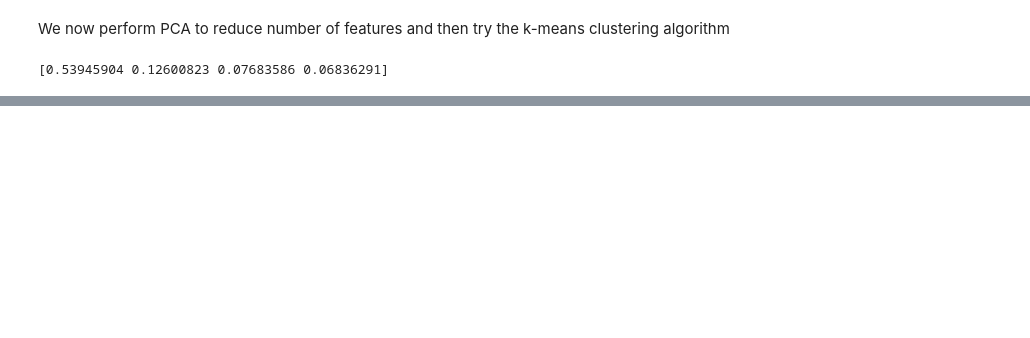
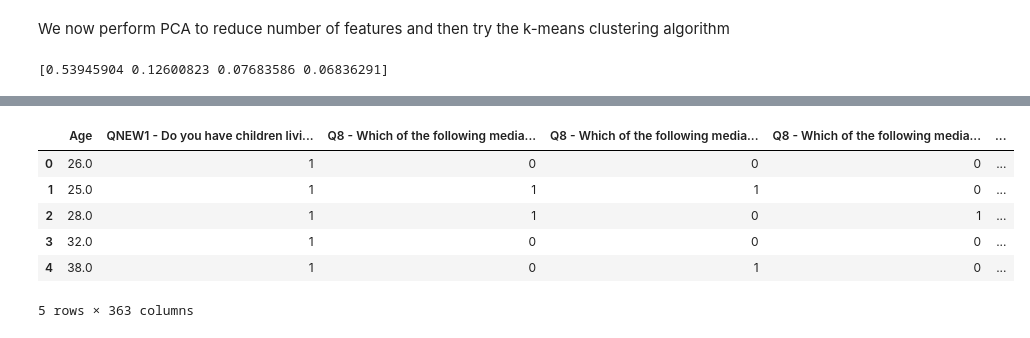
Before and after one commit to rgjha/data_science_basics, a Jupyter notebook: problems/media_consump/models.ipynb, the cells around one changed output, grey strips where cells are left out. Cells and saved outputs as stored; diff of their text form; code cells hidden in the pictures; blank space fills up the shorter version.

```diff
--- a/problems/media_consump/models.ipynb
+++ b/problems/media_consump/models.ipynb
@@ -281,0 +287,12 @@ For n_clusters =  4 , the average silhouette_score is:  0.3798986235103311
+# %%
+# combining all the relevant columns
+df = pd.concat([df.reset_index(drop=True), pd.DataFrame(pca_scores, columns=[f"PCA{i}" for i in range(1, 5)])], axis=1)
+df.head()
+# %% [output]
+|  | Age | QNEW1 - Do you have children livi... | Q8 - Which of the following media... | Q8 - Which of the following media... | Q8 - Which of the following media... | ... |
+| 0 | 26.0 | 1 | 0 | 0 | 0 | ... |
+| 1 | 25.0 | 1 | 1 | 1 | 0 | ... |
+| 2 | 28.0 | 1 | 1 | 0 | 1 | ... |
+| 3 | 32.0 | 1 | 0 | 0 | 0 | ... |
+| 4 | 38.0 | 1 | 0 | 1 | 0 | ... |
+5 rows × 363 columns
```
Also changed, not shown: parts of 7 cells of this notebook, 10 other files.
